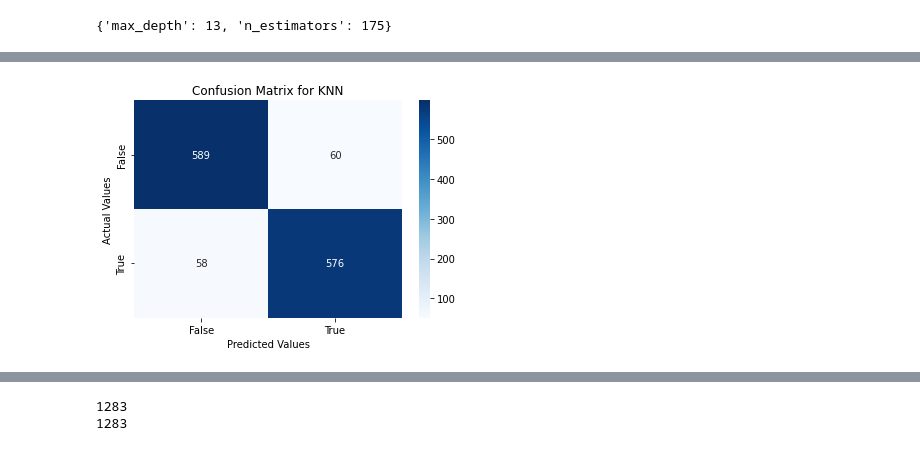
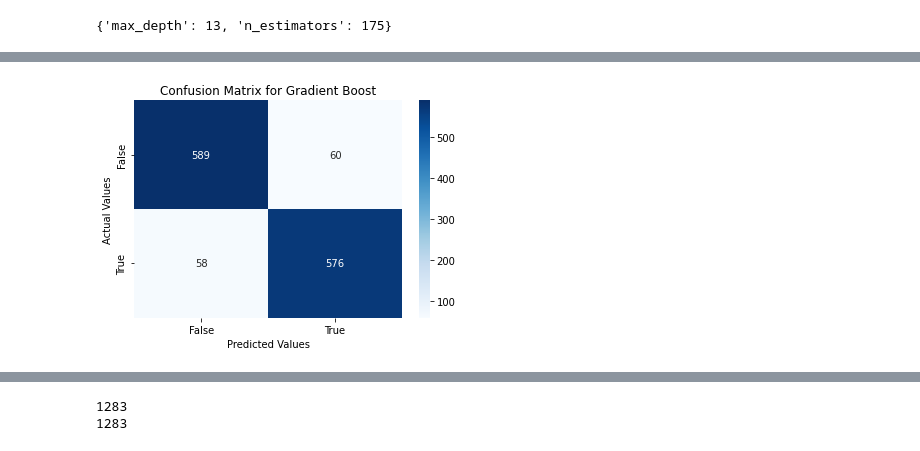
Before and after one commit to parulsharma098/Cardiovascular-Risk-Prediction, a Jupyter notebook: CARDIOVASCULAR_RISK_PREDICTION_CAPSTONE_III(Classification).ipynb, the cells around one changed output, grey strips where cells are left out. Saved outputs shown, nothing was run; the diff lists cells and outputs as text; code cells hidden in the pictures.

```diff
--- a/CARDIOVASCULAR_RISK_PREDICTION_CAPSTONE_III(Classification).ipynb
+++ b/CARDIOVASCULAR_RISK_PREDICTION_CAPSTONE_III(Classification).ipynb
@@ -1635,22 +1686,22 @@ array([[598,  51],
 # %%
 labels = ['589','60','58','576']
 
 labels = np.asarray(labels).reshape(2,2)
 
 ax = sns.heatmap(gb_cf_matrix, annot=labels, fmt='', cmap='Blues')
 
-ax.set_title('Confusion Matrix for KNN');
+ax.set_title('Confusion Matrix for Gradient Boost');
 ax.set_xlabel('Predicted Values')
 ax.set_ylabel('Actual Values');
 
 ## Ticket labels - List must be in alphabetical order
 ax.xaxis.set_ticklabels(['False','True'])
 ax.yaxis.set_ticklabels(['False','True'])
 
 ## Display the visualization of the Confusion Matrix.
 plt.show()
 # %% [output]
-[figure, old version]
+[figure, new version]
 # %%
 # Predicted values.
 
```
Also changed, not shown: parts of 67 cells of this notebook.
